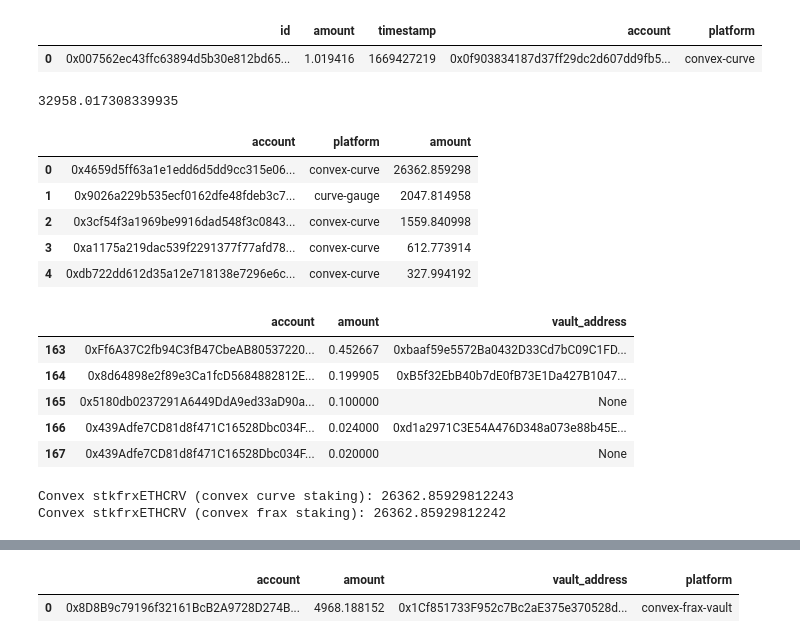
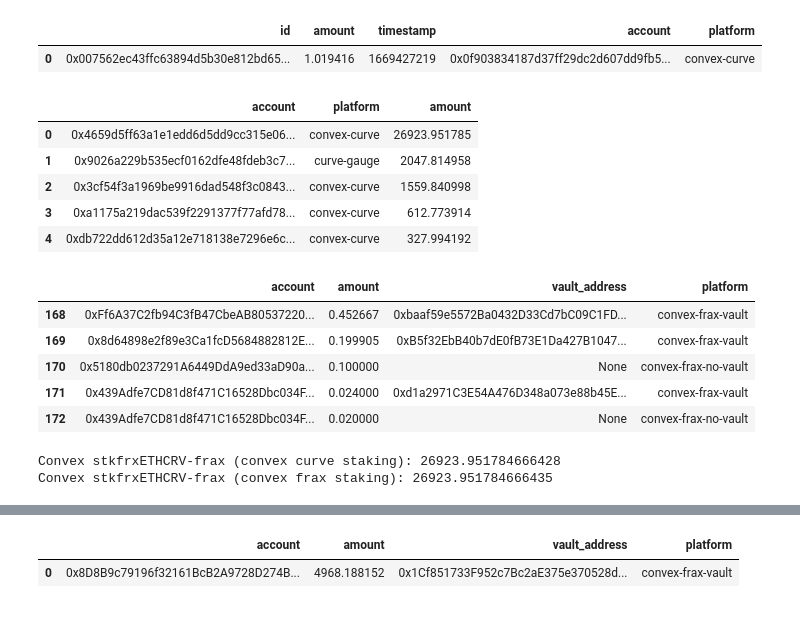
Before and after one commit to bam4564/flywheel, a Jupyter notebook: frxETH.ipynb, the cells around one changed output, grey strips where cells are left out. Drawn from its saved outputs; the diff is of its cells as text; code cells hidden in the pictures.

```diff
--- a/frxETH.ipynb
+++ b/frxETH.ipynb
@@ -51,3 +53,5 @@ colors_28 = Tableau_20.hex_colors + Cube1_8.hex_colors
 URL_INFURA = 'https://mainnet.infura.io/v3/856c3834f317452a82e25bb06e04de18'
 w3 = Web3(Web3.HTTPProvider(URL_INFURA))
 cg = CoinGeckoAPI()
+hmmmm = 'VR7YA9DRDB4Y15B5N3WU9E7PSJ9RWPCP5S'
+etherscan = Etherscan(hmmmm)
@@ -196,7 +195,9 @@ df_convex.head(1)
 |  | id | amount | timestamp | account | platform |
 | 0 | 0x007562ec43ffc63894d5b30e812bd65... | 1.019416 | 1669427219 | 0x0f903834187d37ff29dc2d607dd9fb5... | convex-curve |
 # %%
+# Replace the single row in the curve gauge table with all the rows in the convex gauge table.
 df_curve_no_convex = df_curve.loc[df_curve.provider != ADDRESS_CONVEX_VOTER_PROXY]
+assert len(df_curve_no_convex) + 1 == len(df_curve)
 df = (
     pd.concat([
         df_curve_no_convex.rename(columns={'provider': 'account', 'value': 'amount'})[['account', 'amount', 'platform']],
@@ -205,14 +206,15 @@ df = (
     .groupby(['account', 'platform'])['amount'].sum().reset_index()
     .sort_values('amount', ascending=False).reset_index(drop=True)
 )
-# This total should match amount held by 0x2932a86df44fe8d2a706d8e9c5d51c24883423f5 (the frxETHCRV gauge deposit)
-# https://etherscan.io/token/0xf43211935c781d5ca1a41d2041f397b8a7366c7a#balances
-print(df.amount.sum())
+# This total should match the amount of frxETHCRV held by the curve gauge deposit
+# https://etherscan.io/token/0xf43211935c781d5ca1a41d2041f397b8a7366c7a?a=0x2932a86df44fe8d2a706d8e9c5d51c24883423f5
+computed = df.amount.sum()
+actual = get_account_balance_of_erc20(ADDRESS_frxETHCRV_GAUGE_DEPOSIT, ADDRESS_frxETHCRV)
+np.testing.assert_almost_equal(actual, computed, decimal=10)
 df.head()
 # %% [output]
-32958.017308339935
 |  | account | platform | amount |
-| 0 | 0x4659d5ff63a1e1edd6d5dd9cc315e06... | convex-curve | 26362.859298 |
+| 0 | 0x4659d5ff63a1e1edd6d5dd9cc315e06... | convex-curve | 26923.951785 |
 | 1 | 0x9026a229b535ecf0162dfe48fdeb3c7... | curve-gauge | 2047.814958 |
 | 2 | 0x3cf54f3a1969be9916dad548f3c0843... | convex-curve | 1559.840998 |
 | 3 | 0xa1175a219dac539f2291377f77afd78... | convex-curve | 612.773914 |
@@ -220,15 +222,19 @@ df.head()
 # %%
 address_convex_staking_wrapper_frax = '0x4659d5fF63A1E1EDD6D5DD9CC315e063c95947d0'
 contract_convex_staking_wrapper_frax = w3.eth.contract(
-    address_convex_staking_wrapper_frax, abi=eth.get_contract_abi(address)
+    address_convex_staking_wrapper_frax, abi=etherscan.get_contract_abi(address_convex_staking_wrapper_frax)
 )
 # %%
 deposit_logs = contract_convex_staking_wrapper_frax.events.Deposited.getLogs(fromBlock=0)
 withdrawal_logs = contract_convex_staking_wrapper_frax.events.Withdrawn.getLogs(fromBlock=0)
 # %%
-df_stkcvxfrxethits = [{'account': d.args['_account'], 'amount': d.args['_amount'] / 1e18} for d in deposit_logs]
+# frxETHCRV staked in convex (frax system). frxETHCRV -> stkcvxfrxETHCRV-frax
+# ---------------------------------------------------------------------------------------------------------------------
+deposits = [{'account': d.args['_account'], 'amount': d.args['_amount'] / 1e18} for d in deposit_logs]
 withdrawals = [{'account': d.args['_user'], 'amount': -d.args['_amount'] / 1e18} for d in withdrawal_logs]
+
 df_stkcvxfrxeth = pd.DataFrame(deposits + withdrawals).groupby('account')['amount'].sum().reset_index()
 df_stkcvxfrxeth = df_stkcvxfrxeth.sort_values('amount', ascending=False).reset_index(drop=True)
 df_stkcvxfrxeth = df_stkcvxfrxeth.loc[df_stkcvxfrxeth.amount != 0]
+
 # Determine if this address represents a vault owned by some user
@@ -236,36 +242,41 @@ abi_convex_staking_proxy = '[{"inputs":[],"stateMutability":"nonpayable","type":
 vault_owners = {}
 for a in df_stkcvxfrxeth.account.unique():
     is_vault = True if w3.eth.getCode(a) else False
     if is_vault:
         contract = w3.eth.contract(a, abi=abi_convex_staking_proxy)
         owner = contract.functions.owner().call()
         vault_owners[a] = owner
+
 # Update table with vault info
 df_stkcvxfrxeth['vault_address'] = df_stkcvxfrxeth.account.apply(lambda a: a if a in vault_owners else None)
 mask_vault = ~df_stkcvxfrxeth.vault_address.isna()
 df_stkcvxfrxeth.loc[mask_vault, 'account'] = df_stkcvxfrxeth.loc[mask_vault].account.apply(lambda a: vault_owners[a])
 assert all(df_stkcvxfrxeth.loc[mask_vault].account != df_stkcvxfrxeth.loc[mask_vault].vault_address)
+
 # Add in platform information
 df_stkcvxfrxeth['platform'] = 'convex-frax-no-vault'
 df_stkcvxfrxeth.loc[~df_stkcvxfrxeth.vault_address.isna(), 'platform'] = 'convex-frax-vault'
 df_stkcvxfrxeth.tail()
 # %% [output]
-|  | account | amount | vault_address |
-| 163 | 0xFf6A37C2fb94C3fB47CbeAB80537220... | 0.452667 | 0xbaaf59e5572Ba0432D33Cd7bC09C1FD... |
-| 164 | 0x8d64898e2f89e3Ca1fcD5684882812E... | 0.199905 | 0xB5f32EbB40b7dE0fB73E1Da427B1047... |
-| 165 | 0x5180db0237291A6449DdA9ed33aD90a... | 0.100000 | None |
-| 166 | 0x439Adfe7CD81d8f471C16528Dbc034F... | 0.024000 | 0xd1a2971C3E54A476D348a073e88b45E... |
-| 167 | 0x439Adfe7CD81d8f471C16528Dbc034F... | 0.020000 | None |
+|  | account | amount | vault_address | platform |
+| 168 | 0xFf6A37C2fb94C3fB47CbeAB80537220... | 0.452667 | 0xbaaf59e5572Ba0432D33Cd7bC09C1FD... | convex-frax-vault |
+| 169 | 0x8d64898e2f89e3Ca1fcD5684882812E... | 0.199905 | 0xB5f32EbB40b7dE0fB73E1Da427B1047... | convex-frax-vault |
+| 170 | 0x5180db0237291A6449DdA9ed33aD90a... | 0.100000 | None | convex-frax-no-vault |
+| 171 | 0x439Adfe7CD81d8f471C16528Dbc034F... | 0.024000 | 0xd1a2971C3E54A476D348a073e88b45E... | convex-frax-vault |
+| 172 | 0x439Adfe7CD81d8f471C16528Dbc034F... | 0.020000 | None | convex-frax-no-vault |
 # %%
+# Ensure that the holdings of stkfrxETHCRV-frax by the convex frax staking wrapper are the same (computed in two ways)
+# 1. Convex curve pools subgraph - aggregating convex gauge deposits and withdawals by address.
+# 2. Event logs for convex frax staking wrapper - aggregating deposits and withdrawals by address
 # These numbers should be really close but sometimes might differ due to subgraph indexing speed.
-staked_convex_frxethcrv_1 = df_stkcvxfrxeth.amount.sum()
-staked_convex_frxethcrv_2 = df.loc[df.account == address_convex_staking_wrapper_frax.lower()]['amount'].values.tolist()[0]
-print(f"Convex stkfrxETHCRV (convex curve staking): {staked_convex_frxethcrv_1}")
-print(f"Convex stkfrxETHCRV (convex frax staking): {staked_convex_frxethcrv_2}")
-np.testing.assert_almost_equal(staked_convex_frxethcrv_1, staked_convex_frxethcrv_2, 10)
+stkcvxfrxethcrv_1 = df.loc[df.account == address_convex_staking_wrapper_frax.lower()]['amount'].values.tolist()[0]
+stkcvxfrxethcrv_2 = df_stkcvxfrxeth.amount.sum()
+print(f"Convex stkfrxETHCRV-frax (convex curve staking): {stkcvxfrxethcrv_1}")
+print(f"Convex stkfrxETHCRV-frax (convex frax staking): {stkcvxfrxethcrv_2}")
+np.testing.assert_almost_equal(stkcvxfrxethcrv_1, stkcvxfrxethcrv_2, 10)
 # %% [output]
-Convex stkfrxETHCRV (convex curve staking): 26362.85929812243
-Convex stkfrxETHCRV (convex frax staking): 26362.85929812242
+Convex stkfrxETHCRV-frax (convex curve staking): 26923.951784666428
+Convex stkfrxETHCRV-frax (convex frax staking): 26923.951784666435
 # %%
 df.head(1)
 # %% [output]
```
Also changed, not shown: parts of 15 cells of this notebook, 1 other file.
